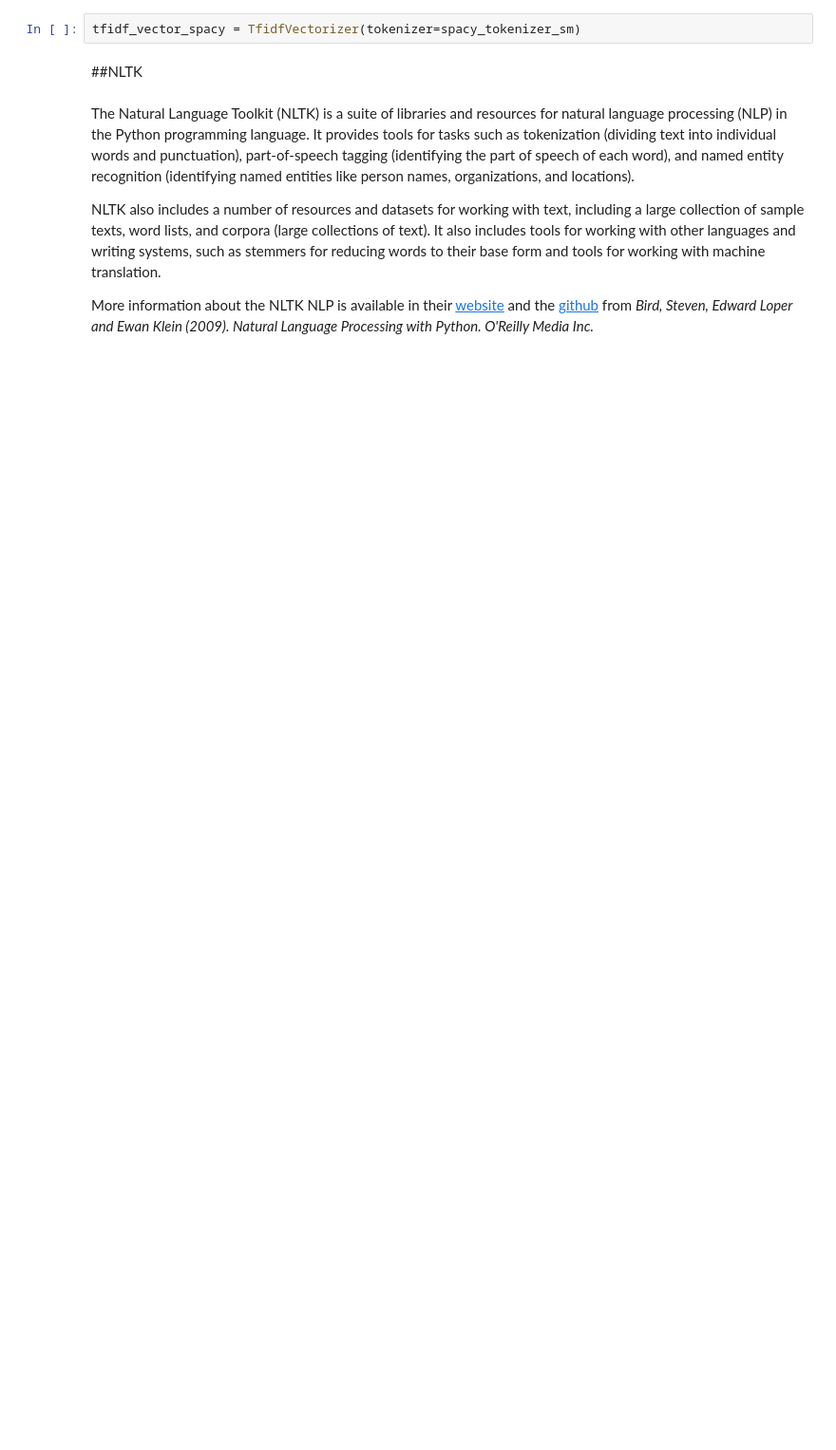
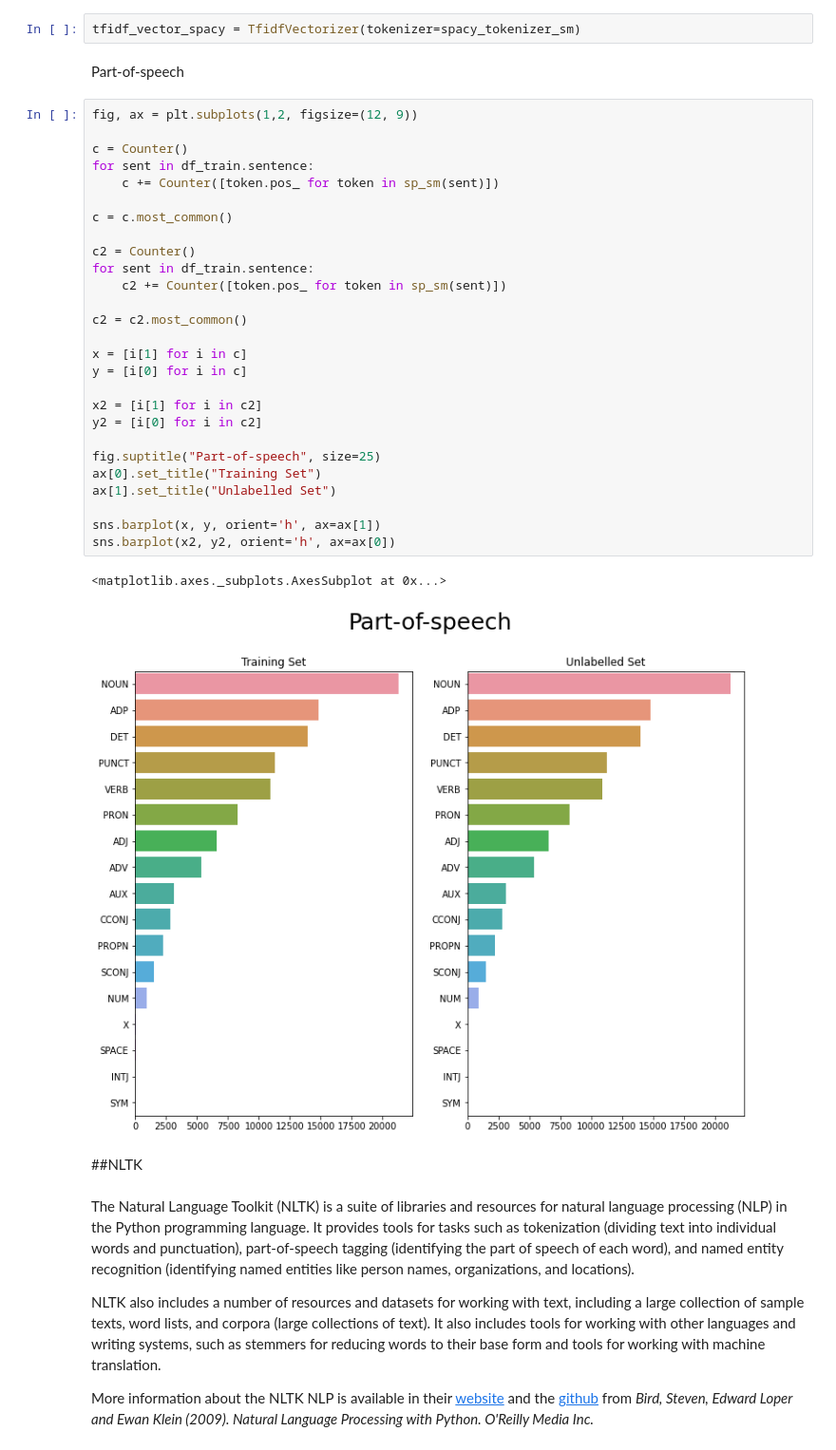
Before and after one commit to DavidHornung/Machine_learning, a Jupyter notebook: Colab_Notebooks/2.DMML_2022_Geneva_Improved_Models.ipynb, the cells around one changed output. Shown: that part at 95% size. Drawn from its saved outputs; the diff is of its cells as text; blank space fills up the shorter version.

```diff
--- a/Colab_Notebooks/2.DMML_2022_Geneva_Improved_Models.ipynb
+++ b/Colab_Notebooks/2.DMML_2022_Geneva_Improved_Models.ipynb
@@ -277,5 +280,37 @@ print(spacy_tokenizer_sm(df.loc[2, 'sentence']))
 # %%
 tfidf_vector_spacy = TfidfVectorizer(tokenizer=spacy_tokenizer_sm)
+# %% [markdown]
+Part-of-speech
+# %%
+fig, ax = plt.subplots(1,2, figsize=(12, 9))
+
+c = Counter()
+for sent in df_train.sentence:
+    c += Counter([token.pos_ for token in sp_sm(sent)])
+
+c = c.most_common()
+
+c2 = Counter()
+for sent in df_train.sentence:
+    c2 += Counter([token.pos_ for token in sp_sm(sent)])
+
+c2 = c2.most_common()
+
+x = [i[1] for i in c]
+y = [i[0] for i in c]
+
+x2 = [i[1] for i in c2]
+y2 = [i[0] for i in c2]
+
+fig.suptitle("Part-of-speech", size=25)
+ax[0].set_title("Training Set")
+ax[1].set_title("Unlabelled Set")
+
+sns.barplot(x, y, orient='h', ax=ax[1])
+sns.barplot(x2, y2, orient='h', ax=ax[0])
+# %% [output]
+<matplotlib.axes._subplots.AxesSubplot at 0x...>
+[figure, added]
 # %% [markdown]
 ##NLTK
 # %% [markdown]
```
Also changed, not shown: parts of 26 cells of this notebook.
